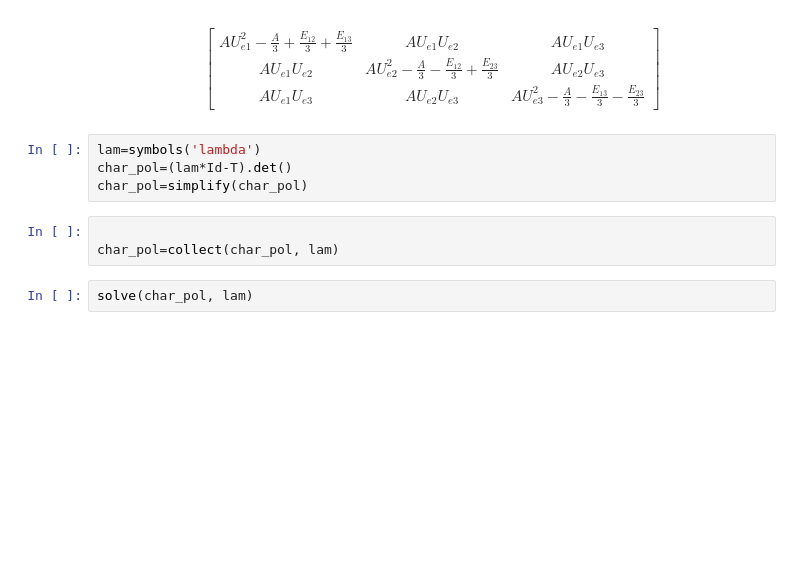
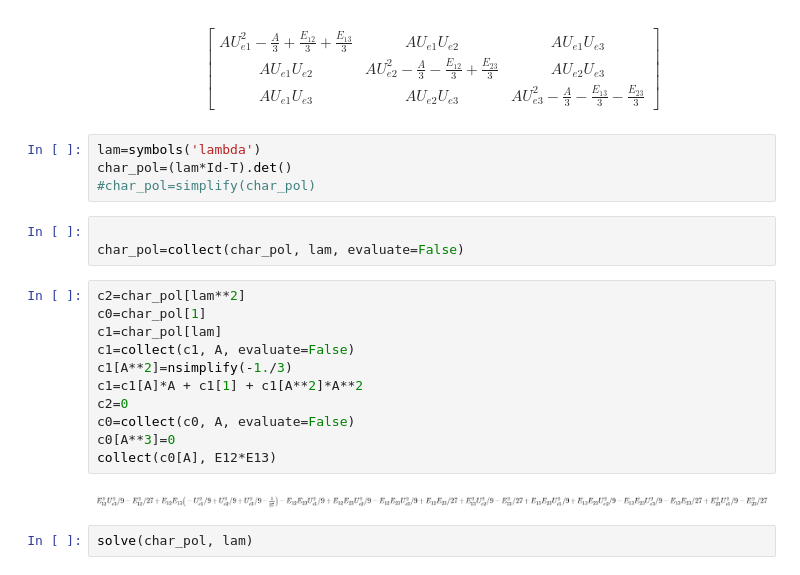
Before and after one commit to dforero0896/Physics_Monograph, a Jupyter notebook: Init_Calculations_3_flav_osc.ipynb, the cells around one changed output. Cells and saved outputs as stored; diff of their text form; blank space fills up the shorter version.

```diff
--- a/Init_Calculations_3_flav_osc.ipynb
+++ b/Init_Calculations_3_flav_osc.ipynb
@@ -70,10 +70,23 @@ $$\left[\begin{matrix}A U_{e1}^{2} - \frac{A}{3} + \frac{E_{12}}{3} + \frac{E_{1
 # %%
 lam=symbols('lambda')
 char_pol=(lam*Id-T).det()
-char_pol=simplify(char_pol)
+#char_pol=simplify(char_pol)
 # %%
 
-char_pol=collect(char_pol, lam)
+char_pol=collect(char_pol, lam, evaluate=False)
+# %%
+c2=char_pol[lam**2]
+c0=char_pol[1]
+c1=char_pol[lam]
+c1=collect(c1, A, evaluate=False)
+c1[A**2]=nsimplify(-1./3)
+c1=c1[A]*A + c1[1] + c1[A**2]*A**2
+c2=0
+c0=collect(c0, A, evaluate=False)
+c0[A**3]=0
+collect(c0[A], E12*E13)
+# %% [output]
+[figure, added]
 # %%
 solve(char_pol, lam)
 # %% [output]
```
Also changed, not shown: 2 other files.
